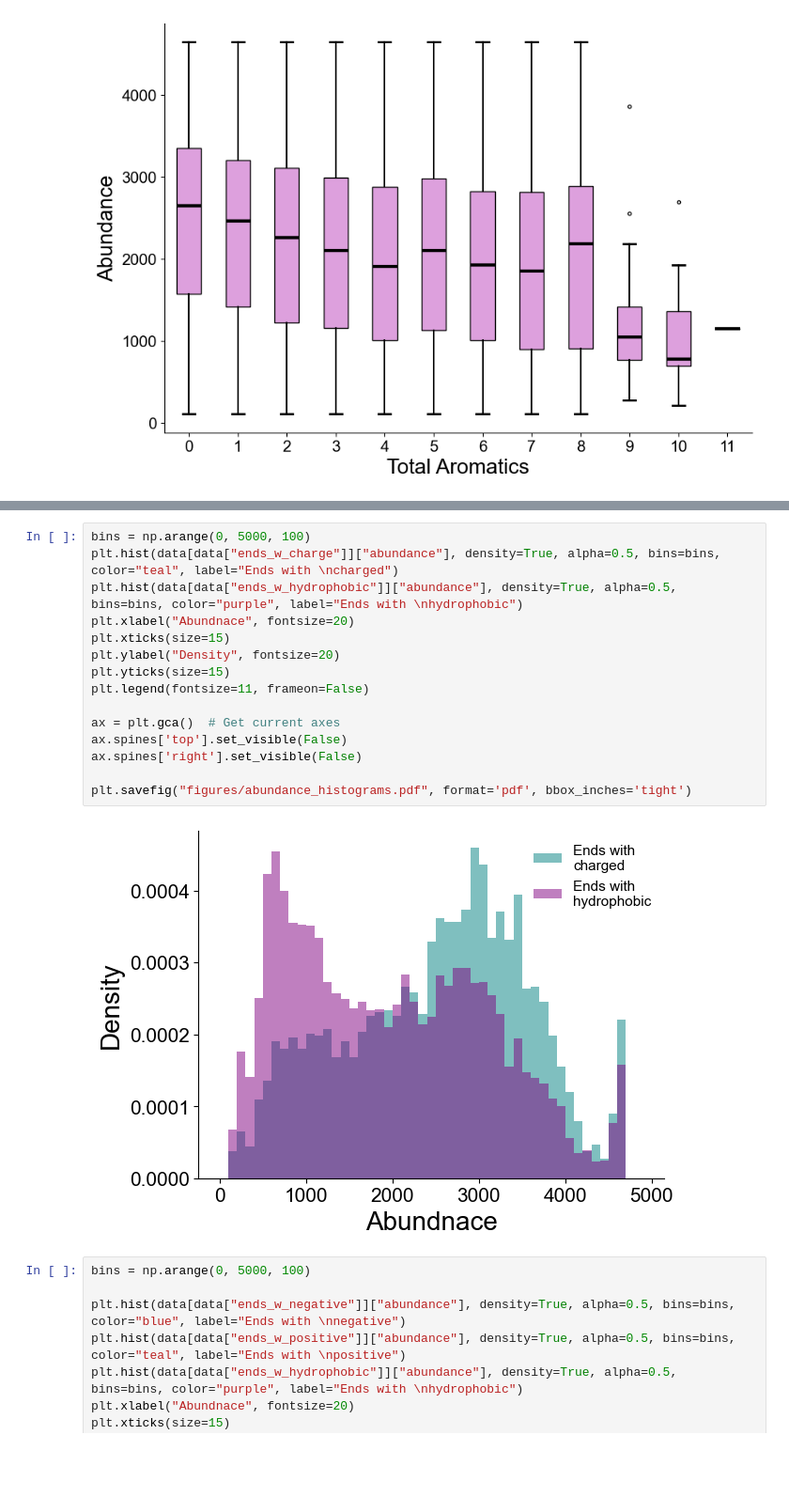
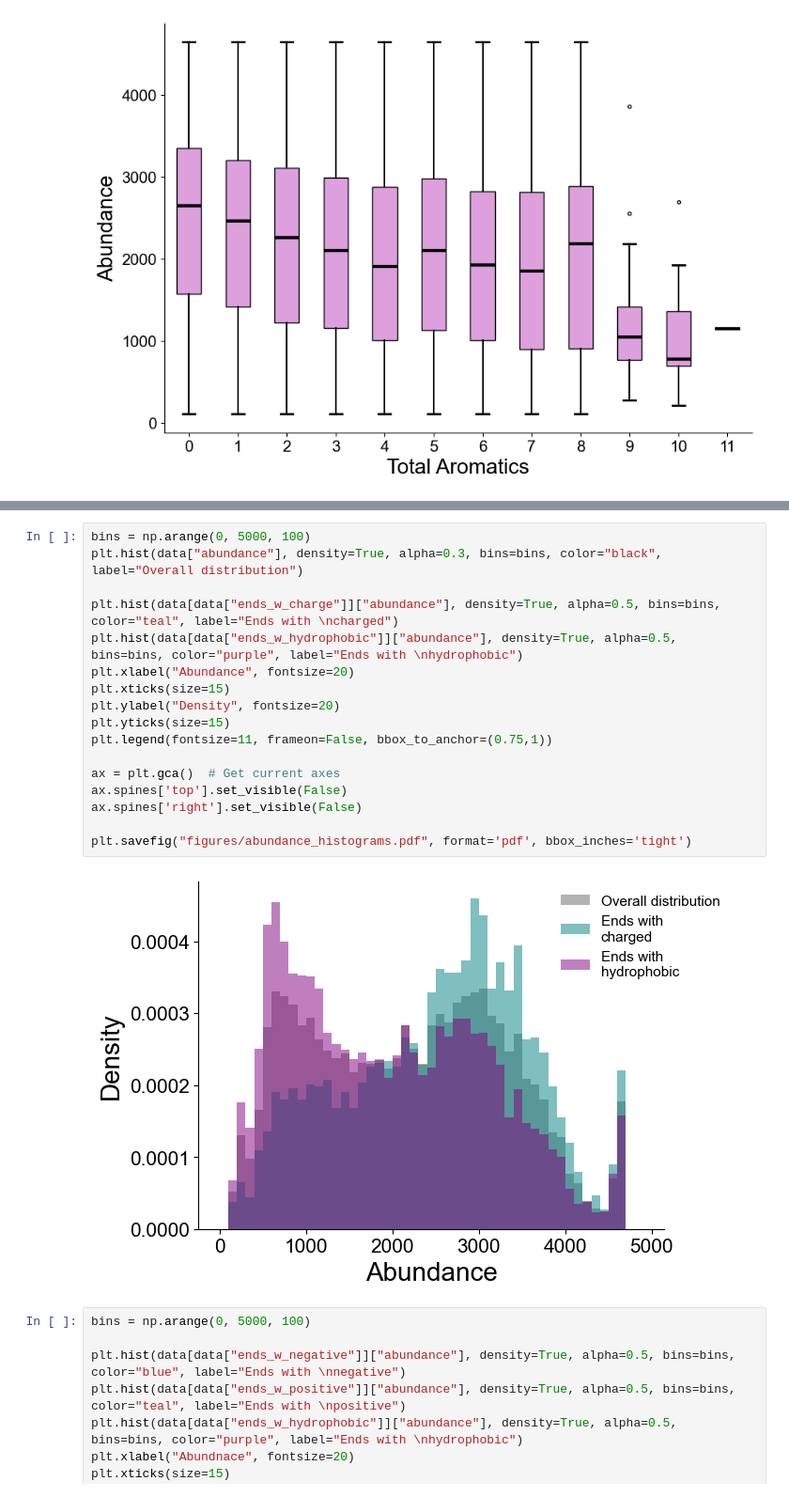
Before and after one commit to staller-lab/NN_interpretability_for_AD_prediction, a Jupyter notebook: scripts/compare_simple_w_deep_abund.ipynb, the cells around one changed output, grey strips where cells are left out. Shown at 94% size. Drawn from its saved outputs; the diff is of its cells as text; blank space fills up the shorter version.

```diff
--- a/scripts/compare_simple_w_deep_abund.ipynb
+++ b/scripts/compare_simple_w_deep_abund.ipynb
@@ -717,21 +716,23 @@ True                    False                          50
 Name: count, dtype: int64
 # %%
 bins = np.arange(0, 5000, 100)
+plt.hist(data["abundance"], density=True, alpha=0.3, bins=bins, color="black", label="Overall distribution")
+
 plt.hist(data[data["ends_w_charge"]]["abundance"], density=True, alpha=0.5, bins=bins, color="teal", label="Ends with \ncharged")
 plt.hist(data[data["ends_w_hydrophobic"]]["abundance"], density=True, alpha=0.5, bins=bins, color="purple", label="Ends with \nhydrophobic")
-plt.xlabel("Abundnace", fontsize=20)
+plt.xlabel("Abundance", fontsize=20)
 plt.xticks(size=15)
 plt.ylabel("Density", fontsize=20)
 plt.yticks(size=15)
-plt.legend(fontsize=11, frameon=False)
+plt.legend(fontsize=11, frameon=False, bbox_to_anchor=(0.75,1))
 
 ax = plt.gca()  # Get current axes
 ax.spines['top'].set_visible(False)
 ax.spines['right'].set_visible(False)
 
 plt.savefig("figures/abundance_histograms.pdf", format='pdf', bbox_inches='tight')
 # %% [output]
-[figure, old version]
+[figure, new version]
 # %%
 bins = np.arange(0, 5000, 100)
 
```
Also changed, not shown: parts of 2 cells of this notebook, 4 other files.
